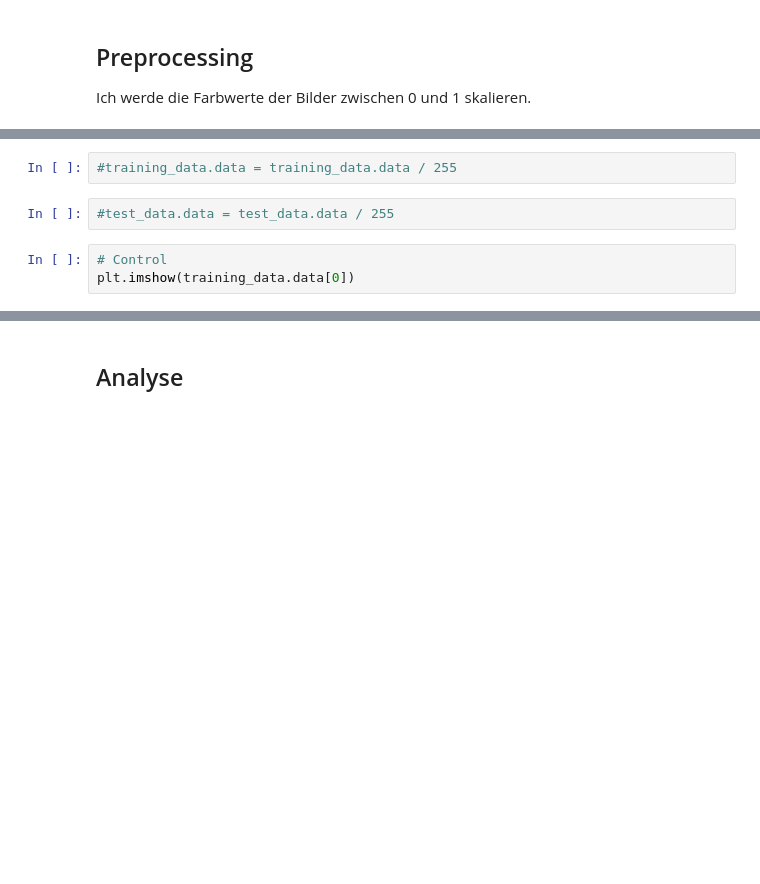
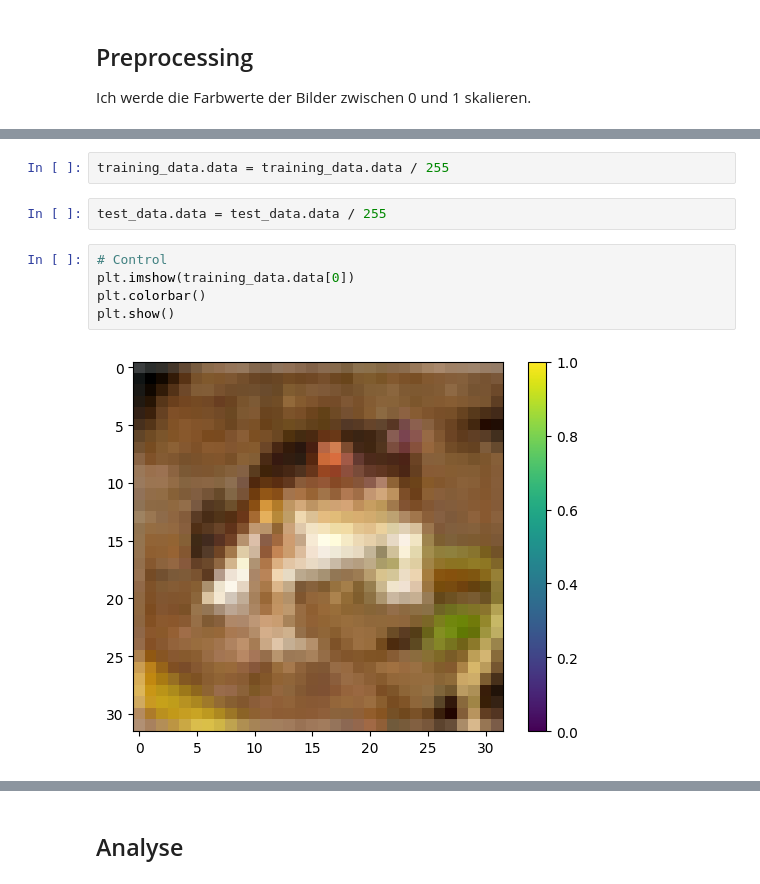
Before and after one commit to staldenhoefler/del, a Jupyter notebook: MC1/MC1.ipynb, the cells around one changed output, grey strips where cells are left out. Cells and saved outputs as stored; diff of their text form; blank space fills up the shorter version.

```diff
--- a/MC1/MC1.ipynb
+++ b/MC1/MC1.ipynb
@@ -217,7 +278,11 @@ plt.legend()
 # %%
-#training_data.data = training_data.data / 255
+training_data.data = training_data.data / 255
 # %%
-#test_data.data = test_data.data / 255
+test_data.data = test_data.data / 255
 # %%
 # Control
 plt.imshow(training_data.data[0])
+plt.colorbar()
+plt.show()
+# %% [output]
+[figure, added]
```
Also changed, not shown: parts of 35 cells of this notebook, 1 other file.
